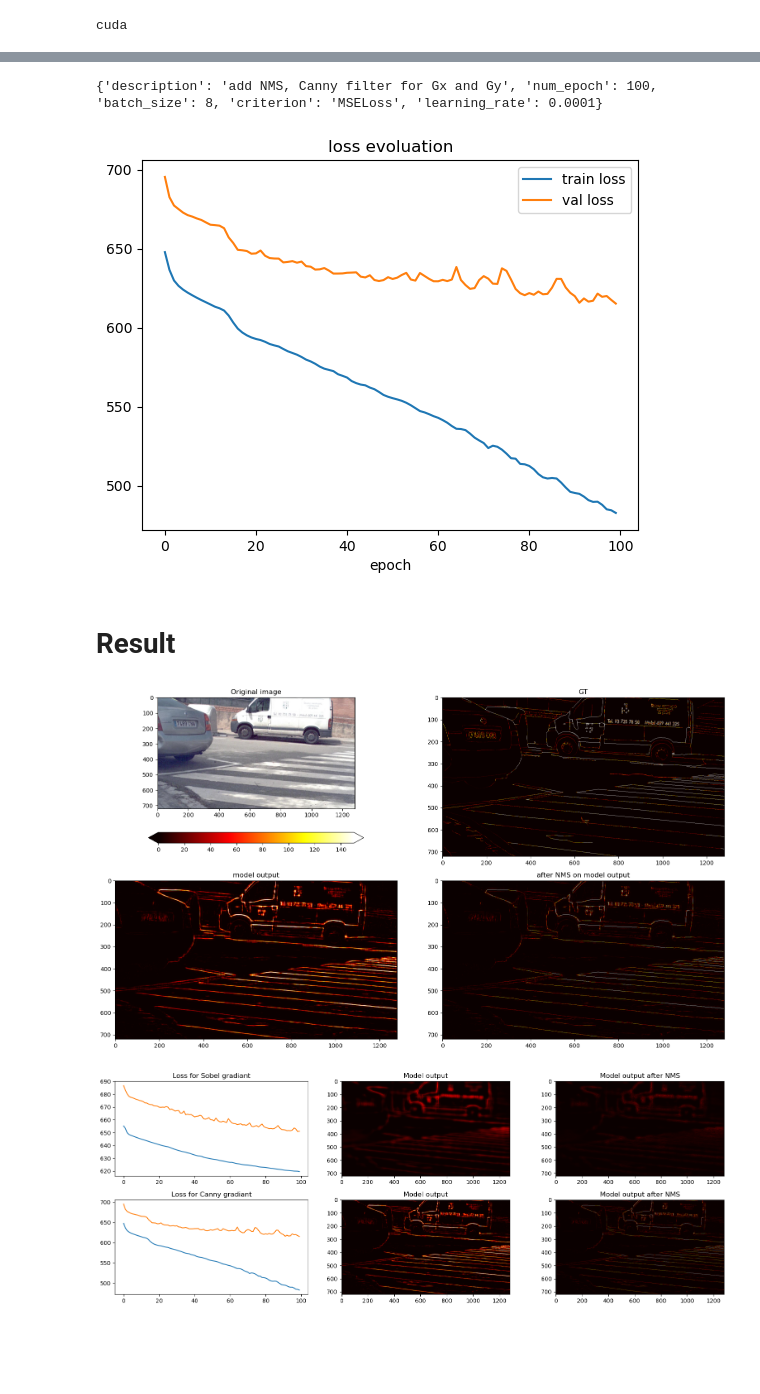
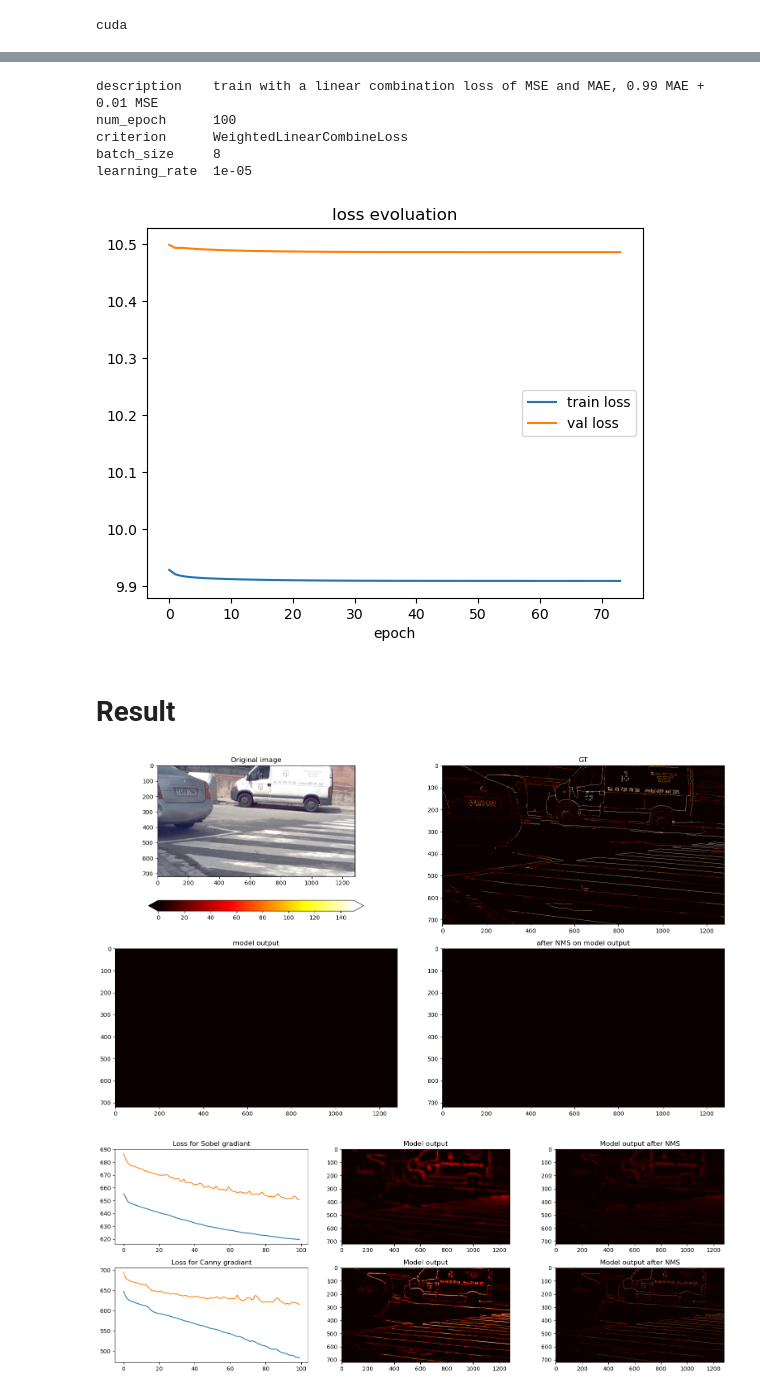
Before and after one commit to SpongeStark/intership_2025_COSYS, a Jupyter notebook: demo/result_display/display_torch_model.ipynb, the cells around one changed output, grey strips where cells are left out. Cells and saved outputs as stored; diff of their text form; code cells hidden in the pictures; blank space fills up the shorter version.

```diff
--- a/demo/result_display/display_torch_model.ipynb
+++ b/demo/result_display/display_torch_model.ipynb
@@ -47,0 +48,6 @@ cuda
+# %%
+for point in sorted((project_root / "data/checkpoints").glob("torch_point*/")):
+    with open(str(point/"log.json"), 'r') as f:
+        logging = json.load(f)
+    # print(point.name, "\t\t\t", logging['metadata']['description'])
+    print(f"{point.name:<20}{logging['metadata']['description']}")
@@ -48,30 +71,30 @@ cuda
 # %%
 import matplotlib.pyplot as plt
 
-prefix = project_root / "data/checkpoints/torch_point08"
+prefix = project_root / "data/checkpoints/torch_point14"
 model_path = prefix / "model.pth"
 log_path = prefix / "log.json"
 
 model.load_state_dict(torch.load(str(model_path), weights_only=True))
-# # load log
+# load log
 with open(str(log_path), 'r') as f:
     logging = json.load(f)
-print(logging['metadata'])
-# # print the loss
-# for e, (train_loss, val_loss) in enumerate(zip(logging['train_loss'], logging['val_loss'])):
-#     print("-".join(["-"]*30))
-#     print(f"In epoch {e}, the average  training  loss is {train_loss}")
-#     print(f"In epoch {e}, the average validation loss is {val_loss}")
-# Loss
+for key, content in logging['metadata'].items():
+    print(f"{key:<15}{content}")
+# plot loss
 plt.plot(logging['train_loss'], label="train loss")
 plt.plot(logging['val_loss'], label="val loss")
 plt.xlabel("epoch")
 plt.title("loss evoluation")
 plt.legend()
 plt.show()
 # %% [output]
-{'description': 'add NMS, Canny filter for Gx and Gy', 'num_epoch': 100, 'batch_size': 8, 'criterion': 'MSELoss', 'learning_rate': 0.0001}
+description    train with a linear combination loss of MSE and MAE, 0.99 MAE + 0.01 MSE
+num_epoch      100
+criterion      WeightedLinearCombineLoss
+batch_size     8
+learning_rate  1e-05
-[figure, old version]
+[figure, new version]
 # %% [markdown]
 # Result
 # %%
@@ -125,7 +148,7 @@ axes[1,1].set_title("after NMS on model output")
 plt.tight_layout()  # 自动调整子图间距
 plt.show()
 # %% [output]
-[figure, old version]
+[figure, new version]
 # %%
 sobel_logging = logging
 sobel_before_nms = yhat
```
Also changed, not shown: parts of 4 cells of this notebook, 7 other files.
